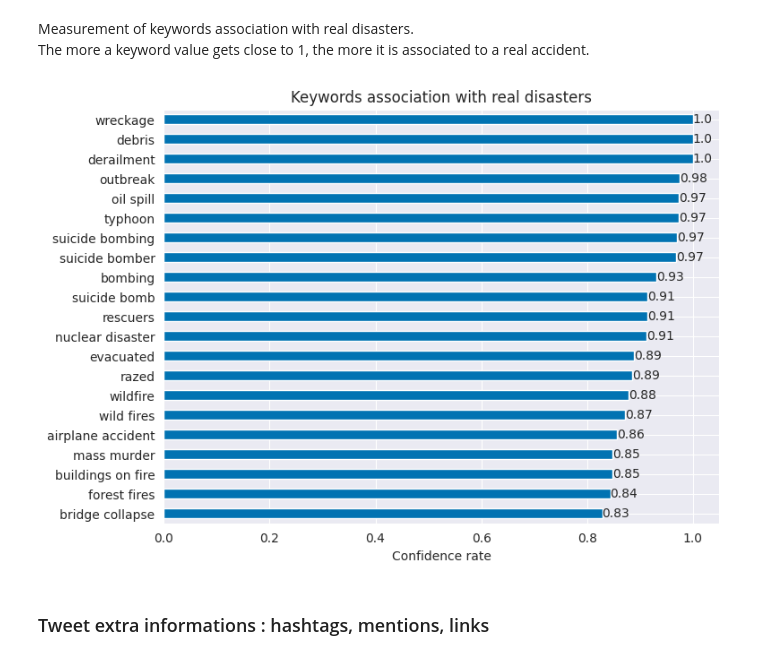
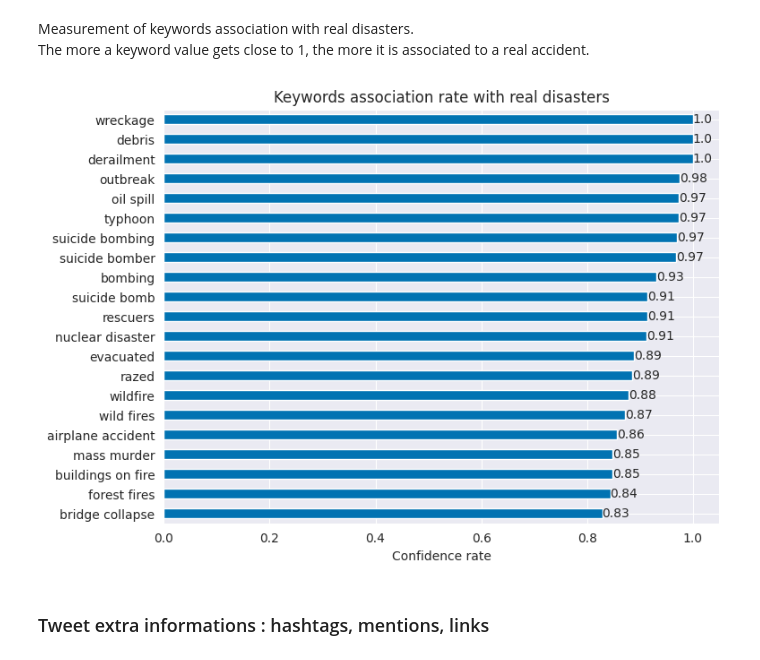
Before and after one commit to NanoClem/nlp-disasters-tweets, a Jupyter notebook: tweets_disasters_EDA.ipynb, the cells around one changed output. Saved outputs shown, nothing was run; the diff lists cells and outputs as text; code cells hidden in the pictures.

```diff
--- a/tweets_disasters_EDA.ipynb
+++ b/tweets_disasters_EDA.ipynb
@@ -232,18 +270,18 @@ keys_conf_rate = df_prep.groupby("keyword")["target"].mean()
 # %%
 plt.figure(figsize=(8, 6))
 
 ax = keys_conf_rate[keys_conf_rate > 0.8].sort_values().plot(kind="barh")
 
-plt.title("Keywords association with real disasters")
+plt.title("Keywords association rate with real disasters")
 plt.ylabel(None)
 plt.xlabel("Confidence rate")
 plt.bar_label(
     ax.containers[0],
     labels=[np.round(val, 2) for val in ax.containers[0].datavalues],
 )
 plt.show()
 # %% [output]
-[figure, old version]
+[figure, new version]
 # %%
 # df_train = df_train.merge(
 #     keys_confidence.reset_index().rename({"target": "keyword_confidence"}, axis=1),
```
Also changed, not shown: parts of 9 cells of this notebook.
